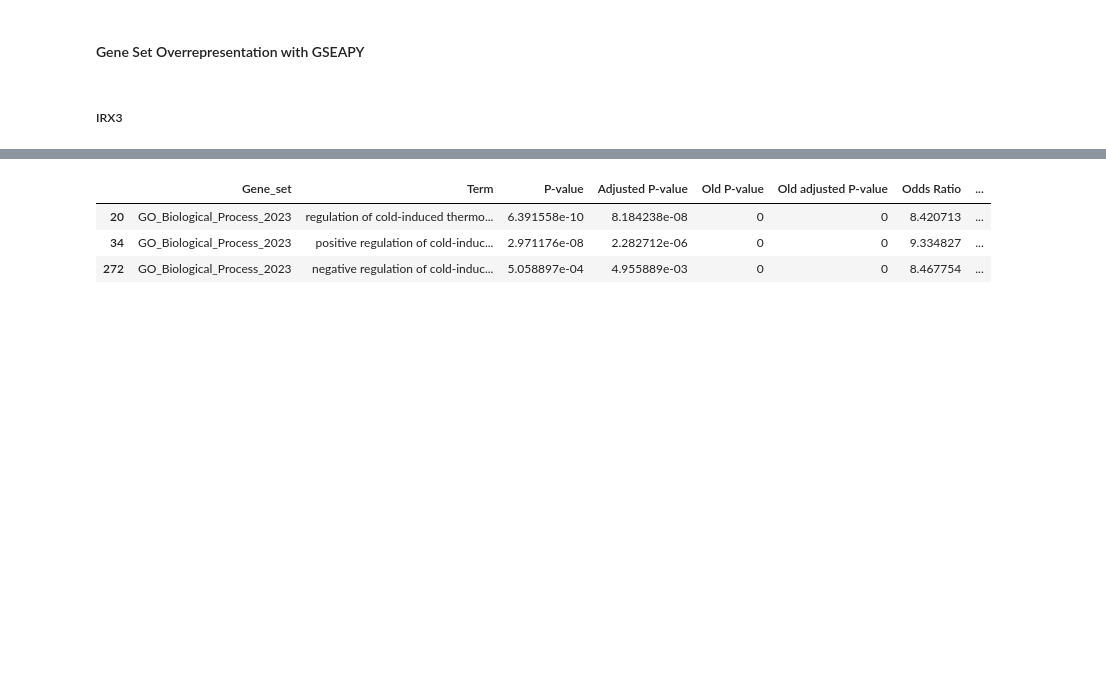
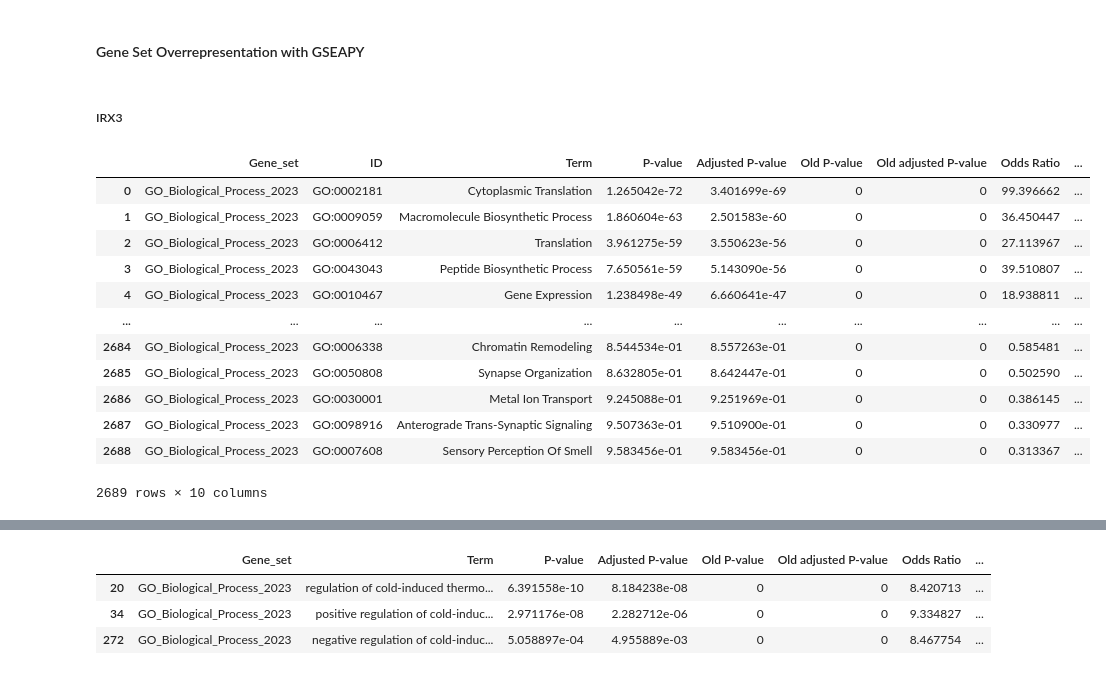
Before and after one commit to Habush/biocypher-metta, a Jupyter notebook: notebooks/gtex_tissue_gene_exp_corr.ipynb, the cells around one changed output, grey strips where cells are left out. Saved outputs shown, nothing was run; the diff lists cells and outputs as text; code cells hidden in the pictures; blank space fills up the shorter version.

```diff
--- a/notebooks/gtex_tissue_gene_exp_corr.ipynb
+++ b/notebooks/gtex_tissue_gene_exp_corr.ipynb
@@ -274,16 +293,32 @@ Num of genes with sig corr with IRX5: 3397
 # %%
 import gseapy as gp
 
 brown_padyp_irx3_corr_top_500 = brown_padpy_irx3_sig_corr_df.sort_values(by="corr", ascending=False).head(500)
 brown_padyp_irx3_corr_top_500_genes = list(brown_padyp_irx3_corr_top_500["gene"].values)
 brown_padyp_irx3_corr_background_genes = list(brown_padpy_irx3_abs_corrs_df["gene"].values)
 library = "GO_Biological_Process_2023"
 organism = "Human"
 
 brown_padyp_irx3_enrichr = gp.enrichr(gene_list=brown_padyp_irx3_corr_top_500_genes,
                           gene_sets=library,
                           background=brown_padyp_irx3_corr_background_genes,
                           organism=organism,
                           outdir=None)
 brown_padyp_irx3_enrichr_df = brown_padyp_irx3_enrichr.results
-brown_padyp_irx3_enrichr_df["Term"] = brown_padyp_irx3_enrichr_df["Term"].apply(lambda x: x.lower())
+brown_padyp_irx3_enrichr_df.insert(1, "ID", brown_padyp_irx3_enrichr_df["Term"].apply(lambda x: x.split("(")[1].split(")")[0]))
+brown_padyp_irx3_enrichr_df["Term"] = brown_padyp_irx3_enrichr_df["Term"].apply(lambda x: x.split("(")[0])
+brown_padyp_irx3_enrichr_df
+# %% [output]
+|  | Gene_set | ID | Term | P-value | Adjusted P-value | Old P-value | Old adjusted P-value | Odds Ratio | ... |
+| 0 | GO_Biological_Process_2023 | GO:0002181 | Cytoplasmic Translation | 1.265042e-72 | 3.401699e-69 | 0 | 0 | 99.396662 | ... |
+| 1 | GO_Biological_Process_2023 | GO:0009059 | Macromolecule Biosynthetic Process | 1.860604e-63 | 2.501583e-60 | 0 | 0 | 36.450447 | ... |
+| 2 | GO_Biological_Process_2023 | GO:0006412 | Translation | 3.961275e-59 | 3.550623e-56 | 0 | 0 | 27.113967 | ... |
+| 3 | GO_Biological_Process_2023 | GO:0043043 | Peptide Biosynthetic Process | 7.650561e-59 | 5.143090e-56 | 0 | 0 | 39.510807 | ... |
+| 4 | GO_Biological_Process_2023 | GO:0010467 | Gene Expression | 1.238498e-49 | 6.660641e-47 | 0 | 0 | 18.938811 | ... |
+| ... | ... | ... | ... | ... | ... | ... | ... | ... | ... |
+| 2684 | GO_Biological_Process_2023 | GO:0006338 | Chromatin Remodeling | 8.544534e-01 | 8.557263e-01 | 0 | 0 | 0.585481 | ... |
+| 2685 | GO_Biological_Process_2023 | GO:0050808 | Synapse Organization | 8.632805e-01 | 8.642447e-01 | 0 | 0 | 0.502590 | ... |
+| 2686 | GO_Biological_Process_2023 | GO:0030001 | Metal Ion Transport | 9.245088e-01 | 9.251969e-01 | 0 | 0 | 0.386145 | ... |
+| 2687 | GO_Biological_Process_2023 | GO:0098916 | Anterograde Trans-Synaptic Signaling | 9.507363e-01 | 9.510900e-01 | 0 | 0 | 0.330977 | ... |
+| 2688 | GO_Biological_Process_2023 | GO:0007608 | Sensory Perception Of Smell | 9.583456e-01 | 9.583456e-01 | 0 | 0 | 0.313367 | ... |
+2689 rows × 10 columns
```
Also changed, not shown: parts of 14 cells of this notebook, 5 other files.
